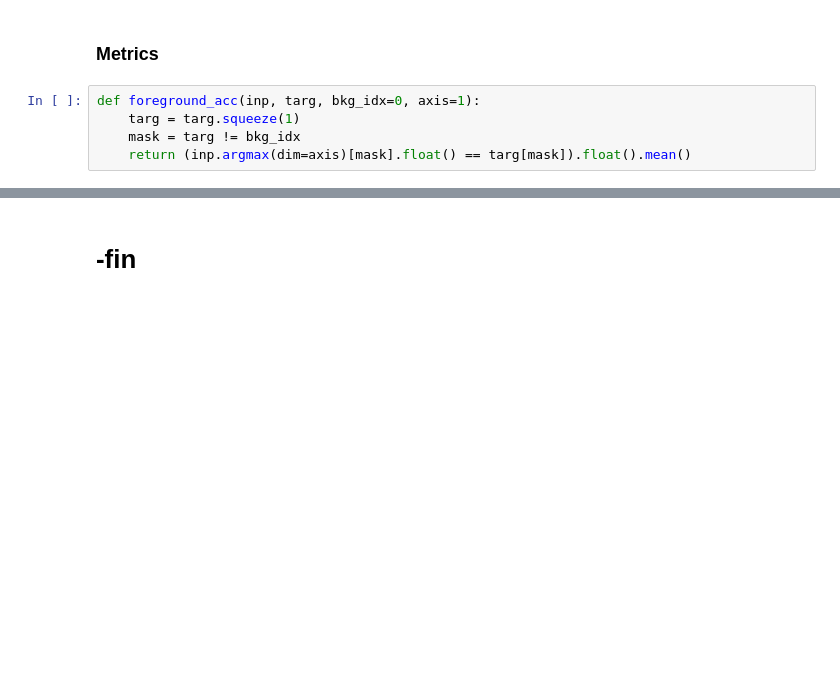
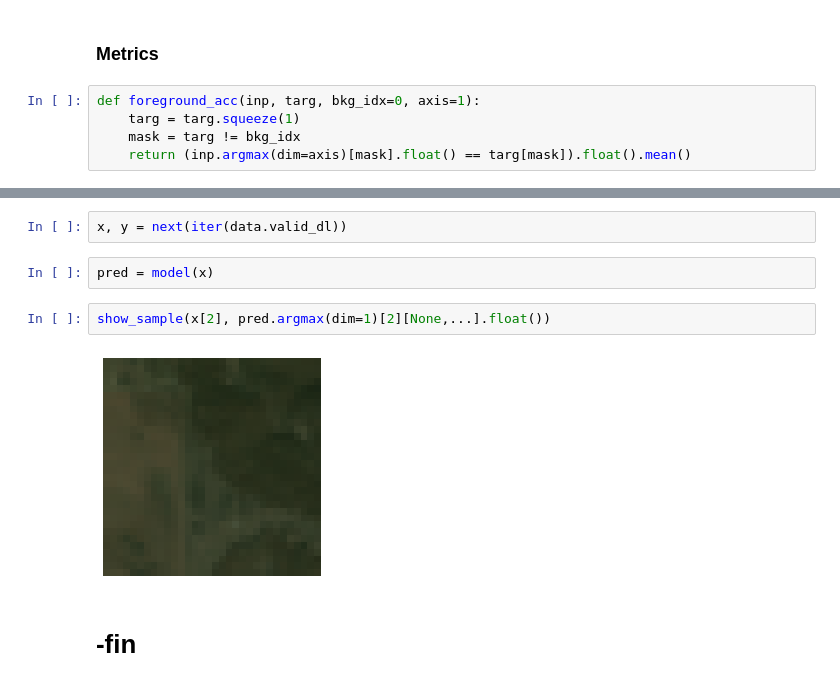
Before and after one commit to qAp/xview2comp, a Jupyter notebook: 02_model.ipynb, the cells around one changed output, grey strips where cells are left out. Cells and saved outputs as stored; diff of their text form; blank space fills up the shorter version.

```diff
--- a/02_model.ipynb
+++ b/02_model.ipynb
@@ -122,3 +170,11 @@ tensor(0.2857)
+# %%
+x, y = next(iter(data.valid_dl))
+# %%
+pred = model(x)
+# %%
+show_sample(x[2], pred.argmax(dim=1)[2][None,...].float())
+# %% [output]
+[figure, added]
 # %% [markdown]
 # -fin
 # %%
```
Also changed, not shown: parts of 17 cells of this notebook.
